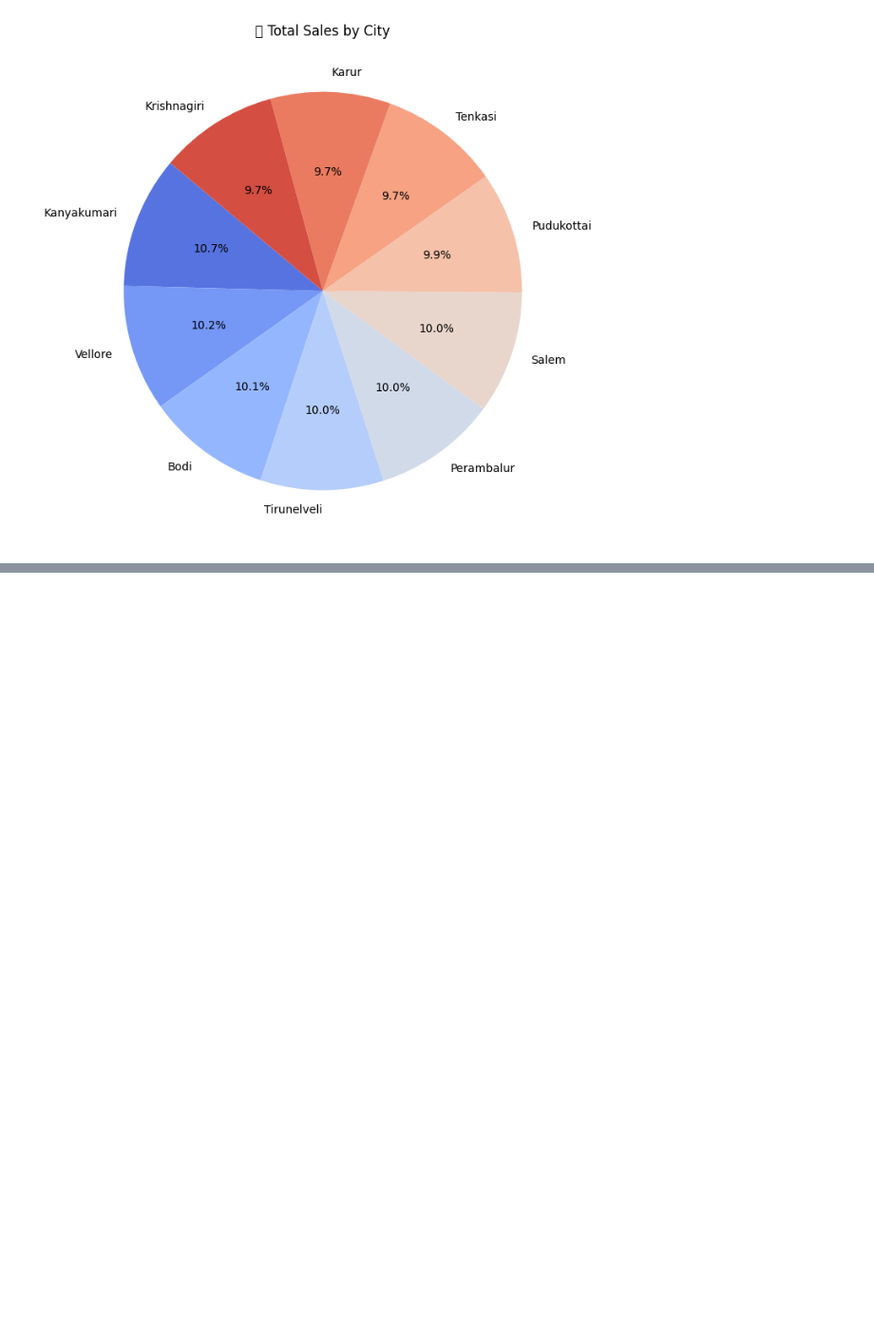
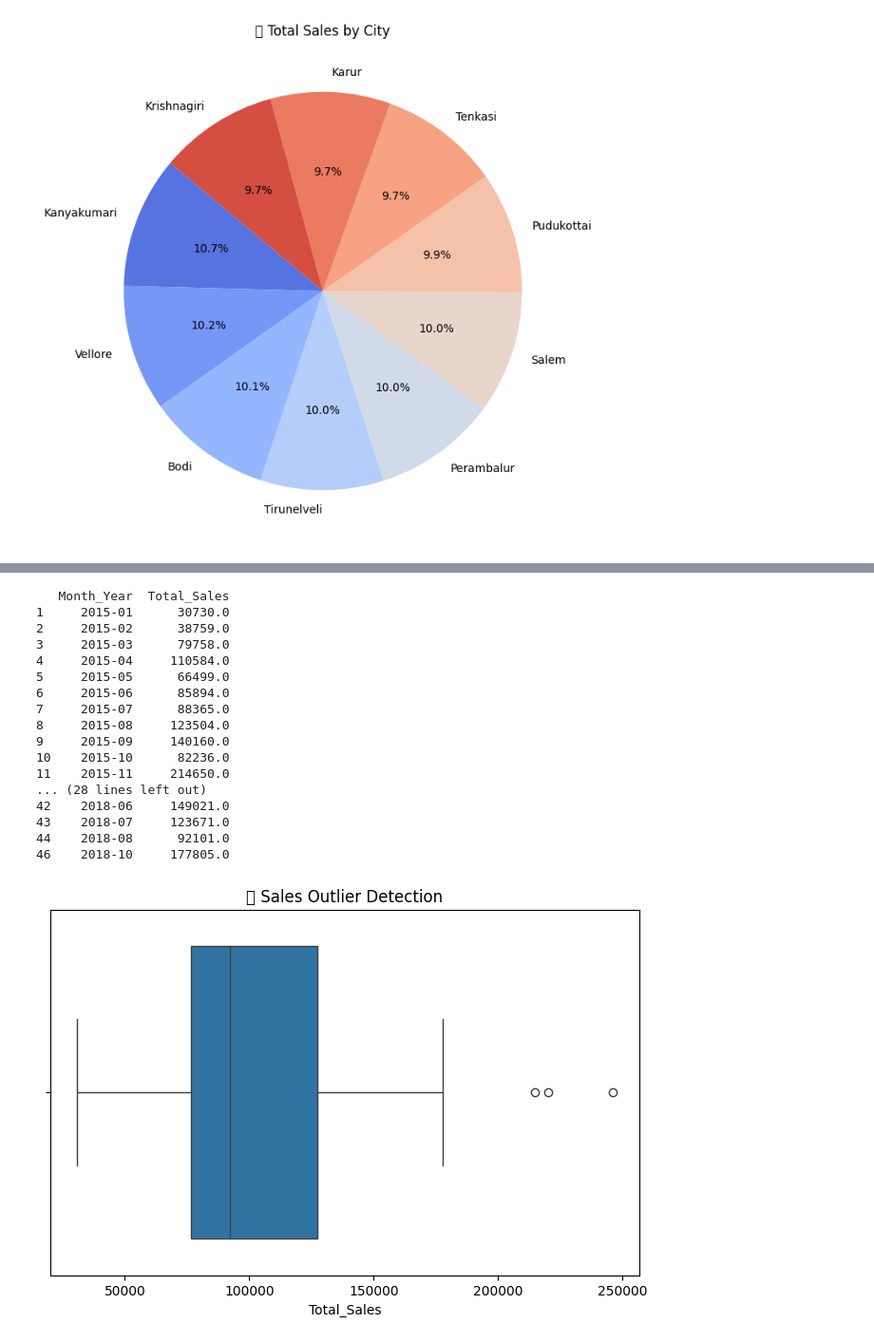
Before and after one commit to chaki786/supermarket-, a Jupyter notebook: supermarket.ipynb, the cells around one changed output, grey strips where cells are left out. Shown: that part at 95% size. Drawn from its saved outputs; the diff is of its cells as text; code cells hidden in the pictures; blank space fills up the shorter version.

```diff
--- a/supermarket.ipynb
+++ b/supermarket.ipynb
@@ -622,6 +618,31 @@ plt.show()
 # %%
 Q1 = df_sales['Total_Sales'].quantile(0.25)
 Q3 = df_sales['Total_Sales'].quantile(0.75)
 IQR = Q3 - Q1
 
 df_cleaned = df_sales[(df_sales['Total_Sales'] >= (Q1 - 1.5 * IQR)) & (df_sales['Total_Sales'] <= (Q3 + 1.5 * IQR))]
+
+print(df_cleaned)
+plt.figure(figsize=(8, 5))
+sns.boxplot(x=df_cleaned['Total_Sales'])
+plt.title("📊 Sales Outlier Detection")
+plt.show()
+# %% [output]
+   Month_Year  Total_Sales
+1     2015-01      30730.0
+2     2015-02      38759.0
+3     2015-03      79758.0
+4     2015-04     110584.0
+5     2015-05      66499.0
+6     2015-06      85894.0
+7     2015-07      88365.0
+8     2015-08     123504.0
+9     2015-09     140160.0
+10    2015-10      82236.0
+11    2015-11     214650.0
+... (28 lines left out)
+42    2018-06     149021.0
+43    2018-07     123671.0
+44    2018-08      92101.0
+46    2018-10     177805.0
+[figure, added]
```
Also changed, not shown: parts of 8 cells of this notebook.
